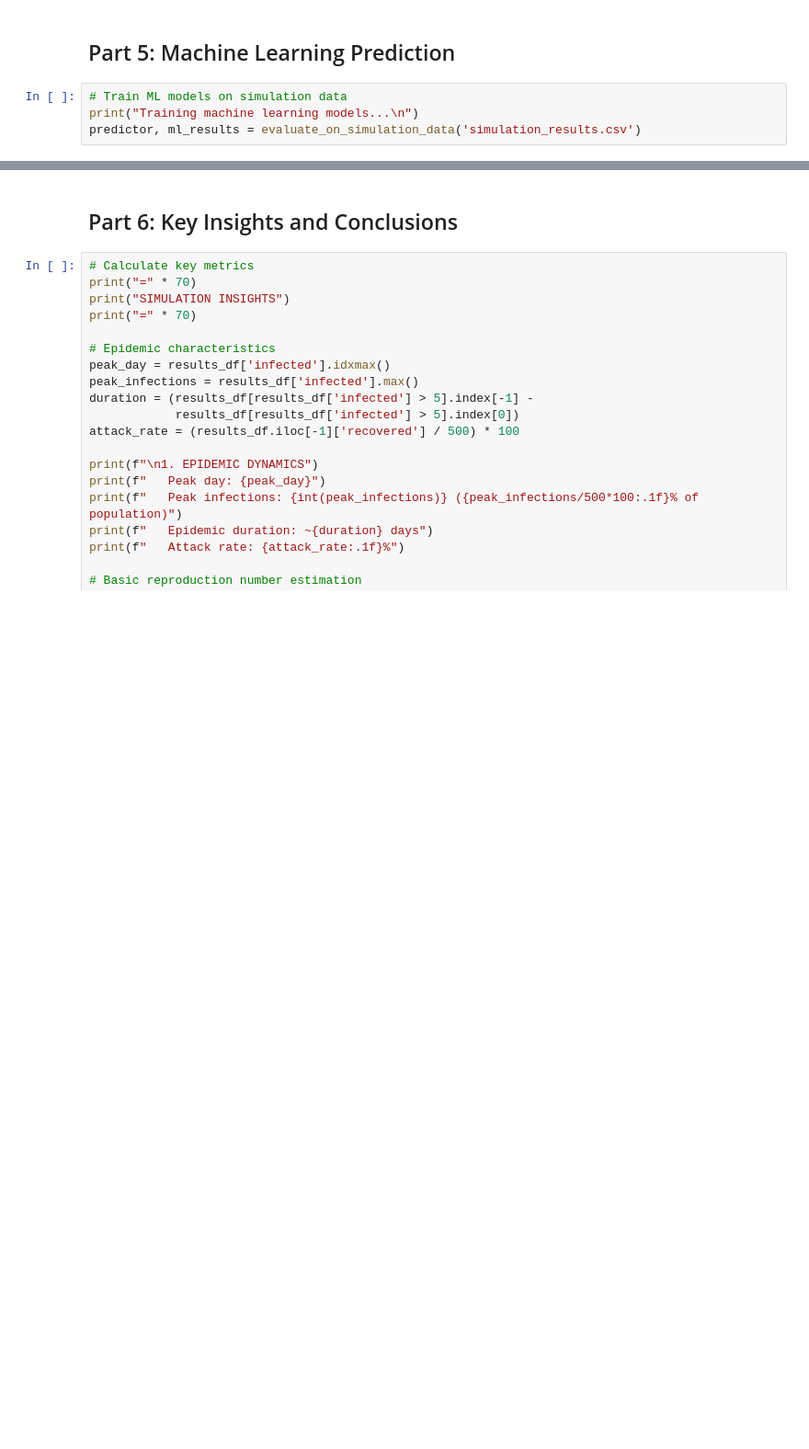
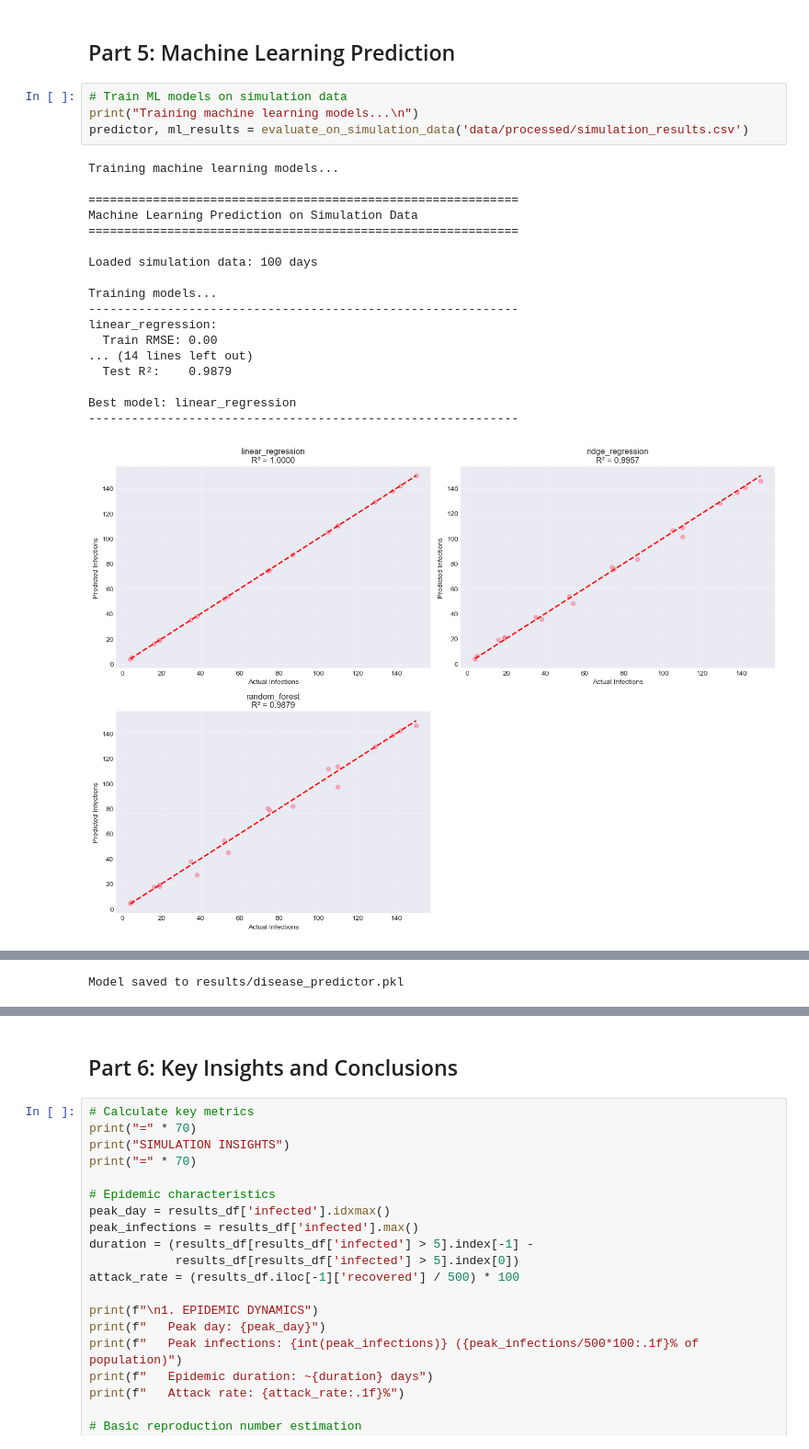
Before and after one commit to scarlet-enlight/disease-spread-simulation, a Jupyter notebook: notebooks/analysis.ipynb, the cells around one changed output, grey strips where cells are left out. Shown at 92% size. Cells and saved outputs as stored; diff of their text form; blank space fills up the shorter version.

```diff
--- a/notebooks/analysis.ipynb
+++ b/notebooks/analysis.ipynb
@@ -183,4 +233,23 @@ print(districts_df.to_string(index=False))
 # %%
 # Train ML models on simulation data
 print("Training machine learning models...\n")
-predictor, ml_results = evaluate_on_simulation_data('simulation_results.csv')
+predictor, ml_results = evaluate_on_simulation_data('data/processed/simulation_results.csv')
+# %% [output]
+Training machine learning models...
+
+============================================================
+Machine Learning Prediction on Simulation Data
+============================================================
+
+Loaded simulation data: 100 days
+
+Training models...
+------------------------------------------------------------
+linear_regression:
+  Train RMSE: 0.00
+... (14 lines left out)
+  Test R²:    0.9879
+
+Best model: linear_regression
+------------------------------------------------------------
+[figure, added]
@@ -187,3 +257,4 @@ predictor, ml_results = evaluate_on_simulation_data('simulation_results.csv')
+Model saved to results/disease_predictor.pkl
 # %%
 # Display model performance comparison
 model_comparison = []
```
Also changed, not shown: parts of 7 cells of this notebook, 8 other files.
